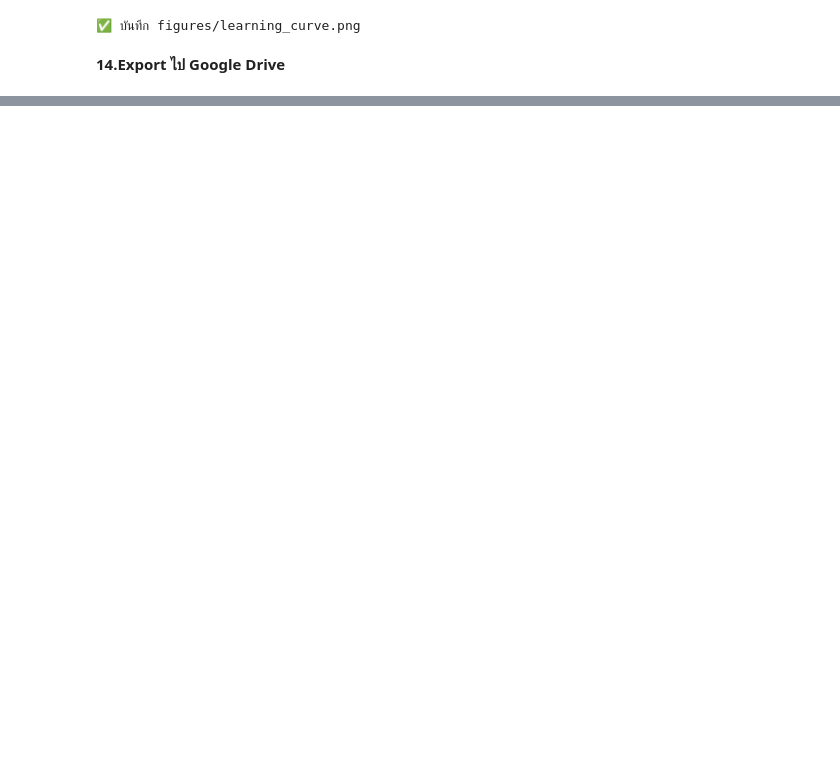
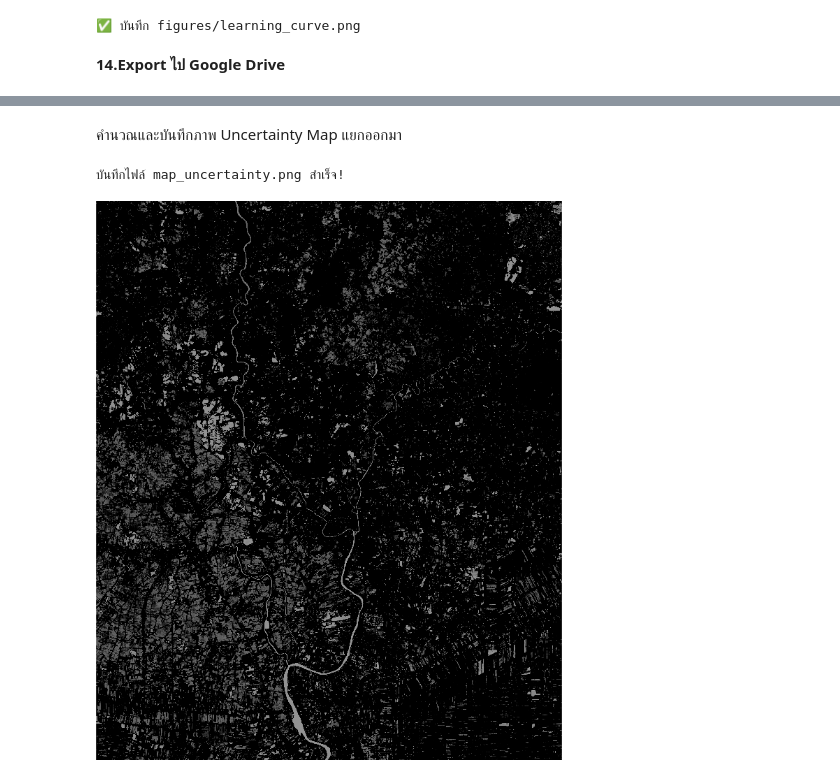
Before and after one commit to lattytytyty-web/GE338-GEOGRAPHIC-DATA-SCIENCE, a Jupyter notebook: Lab3/Lab_3_รัตติยา_6606614813.ipynb, the cells around one changed output, grey strips where cells are left out. Cells and saved outputs as stored; diff of their text form; code cells hidden in the pictures; blank space fills up the shorter version.

```diff
--- a/Lab3/Lab_3_รัตติยา_6606614813.ipynb
+++ b/Lab3/Lab_3_รัตติยา_6606614813.ipynb
@@ -654,0 +705,42 @@ print("\n📌 ดู status ที่: https://code.earthengine.google.com/tasks
+# %% [markdown]
+คำนวณและบันทึกภาพ Uncertainty Map แยกออกมา
+# %%
+import urllib.request
+from IPython.display import Image, display
+
+# 1. ฝึกสอนโมเดลด้วยโหมด MULTIPROBABILITY เพื่อสกัดความน่าจะเป็น
+rf_prob_classifier = ee.Classifier.smileRandomForest(50) \
+    .setOutputMode('MULTIPROBABILITY') \
+    .train(train_set, 'landcover', ALL_FEATURES)
+
+# จำแนกภาพเพื่อสร้าง Array ของค่าความน่าจะเป็น
+prob_image = s2_full.classify(rf_prob_classifier)
+
+# 2. คำนวณ Uncertainty
+# หาค่าความน่าจะเป็นที่สูงที่สุดของแต่ละพิกเซล แล้วนำไปลบออกจาก 1
+max_prob = prob_image.arrayReduce(ee.Reducer.max(), [0]).arrayFlatten([['max_prob']])
+uncertainty_map = ee.Image(1).subtract(max_prob).rename('uncertainty')
+
+# 3. กำหนดพารามิเตอร์และบันทึกผลลัพธ์เป็นภาพนิ่ง (PNG)
+uncertainty_vis = {
+    'min': 0.0,
+    'max': 0.5, # กำหนดเพดานความไม่แน่นอน (ปรับได้ตามการกระจายของข้อมูลจริง)
+    'palette': ['ffffff', '888888', '000000'], # ขาว = มั่นใจสูง, ดำ = ไม่มั่นใจ (Uncertainty สูง)
+    'region': AOI,
+    'dimensions': 800, # ขนาดความกว้างของภาพ (Pixels)
+    'format': 'png'
+}
+
+# ดึง URL ภาพเรนเดอร์จาก GEE Server
+url = uncertainty_map.getThumbURL(uncertainty_vis)
+
+# ดาวน์โหลดมาเก็บไว้ในระบบไฟล์ของ Colab
+filename = 'map_uncertainty.png'
+urllib.request.urlretrieve(url, filename)
+
+# แสดงผลภาพที่ดาวน์โหลดเสร็จแล้ว
+print(f"บันทึกไฟล์ {filename} สำเร็จ!")
+display(Image(filename=filename))
+# %% [output]
+บันทึกไฟล์ map_uncertainty.png สำเร็จ!
+[figure, added]
```
Also changed, not shown: parts of 21 cells of this notebook, 1 other file.
